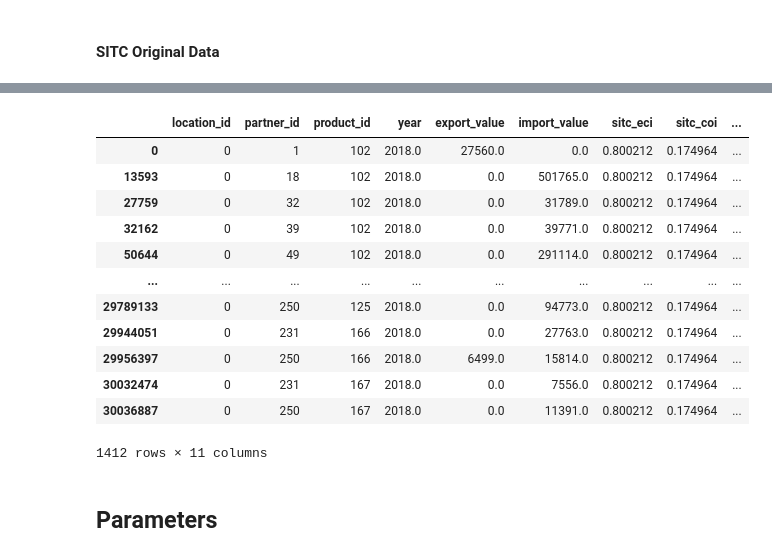
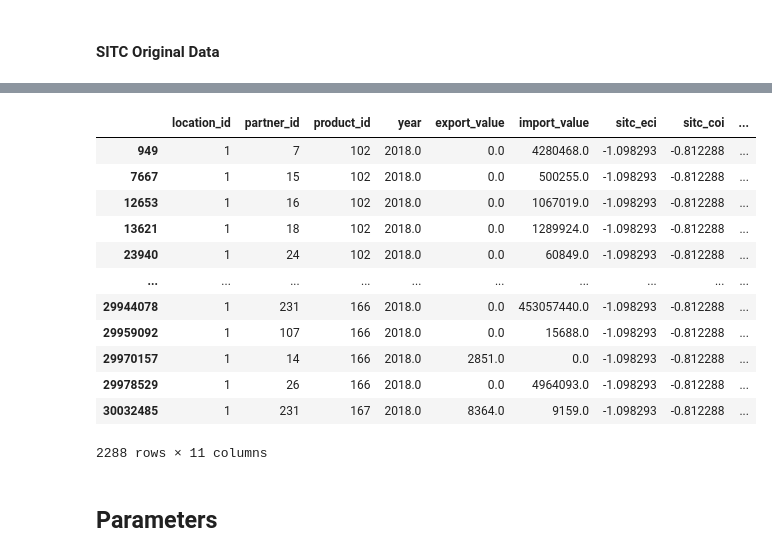
Before and after one commit to damianozanardini/albertoTomas-stgcn-international-trade, a Jupyter notebook: STGCN_pytorch.ipynb, the cells around one changed output, grey strips where cells are left out. Saved outputs shown, nothing was run; the diff lists cells and outputs as text; code cells hidden in the pictures.

```diff
--- a/STGCN_pytorch.ipynb
+++ b/STGCN_pytorch.ipynb
@@ -365,2 +279,20 @@ else:
+# %%
+# File paths for data
+
+# The matrix with distances between countries
+kms_matrix_filename = "kms_duistance.csv"
+# The temporal series data
+data_filename = "time_series.csv"
+# File where results will be saved
+save_filename = f'model-{generate_id()[:10]}.pth'
+
+main_dir = '/content/drive/My Drive/Colab Notebooks/MUIA/TFM_AlbertoTomasMartin/' if drive else os.getcwd()
+
+data_dir = os.path.join(main_dir, "data")
+models_dir = os.path.join(main_dir, "models")
+
+kms_matrix_path = os.path.join(data_dir,"matrix",kms_matrix_filename)
+data_path = os.path.join(data_dir,data_filename)
+save_path = os.path.join(models_dir,save_filename)
 # %% [markdown]
 #### Initial Data Presentation
@@ -424,20 +346,20 @@ df.head()
 # %%
 # Debug only
-df[df.location_id==0][df.year==2018]
+df[df.location_code=="AFG"][df.year==2018]
 # %% [output]
 |  | location_id | partner_id | product_id | year | export_value | import_value | sitc_eci | sitc_coi | ... |
-| 0 | 0 | 1 | 102 | 2018.0 | 27560.0 | 0.0 | 0.800212 | 0.174964 | ... |
-| 13593 | 0 | 18 | 102 | 2018.0 | 0.0 | 501765.0 | 0.800212 | 0.174964 | ... |
-| 27759 | 0 | 32 | 102 | 2018.0 | 0.0 | 31789.0 | 0.800212 | 0.174964 | ... |
-| 32162 | 0 | 39 | 102 | 2018.0 | 0.0 | 39771.0 | 0.800212 | 0.174964 | ... |
-| 50644 | 0 | 49 | 102 | 2018.0 | 0.0 | 291114.0 | 0.800212 | 0.174964 | ... |
+| 949 | 1 | 7 | 102 | 2018.0 | 0.0 | 4280468.0 | -1.098293 | -0.812288 | ... |
+| 7667 | 1 | 15 | 102 | 2018.0 | 0.0 | 500255.0 | -1.098293 | -0.812288 | ... |
+| 12653 | 1 | 16 | 102 | 2018.0 | 0.0 | 1067019.0 | -1.098293 | -0.812288 | ... |
+| 13621 | 1 | 18 | 102 | 2018.0 | 0.0 | 1289924.0 | -1.098293 | -0.812288 | ... |
+| 23940 | 1 | 24 | 102 | 2018.0 | 0.0 | 60849.0 | -1.098293 | -0.812288 | ... |
 | ... | ... | ... | ... | ... | ... | ... | ... | ... | ... |
-| 29789133 | 0 | 250 | 125 | 2018.0 | 0.0 | 94773.0 | 0.800212 | 0.174964 | ... |
-| 29944051 | 0 | 231 | 166 | 2018.0 | 0.0 | 27763.0 | 0.800212 | 0.174964 | ... |
-| 29956397 | 0 | 250 | 166 | 2018.0 | 6499.0 | 15814.0 | 0.800212 | 0.174964 | ... |
-| 30032474 | 0 | 231 | 167 | 2018.0 | 0.0 | 7556.0 | 0.800212 | 0.174964 | ... |
-| 30036887 | 0 | 250 | 167 | 2018.0 | 0.0 | 11391.0 | 0.800212 | 0.174964 | ... |
+| 29944078 | 1 | 231 | 166 | 2018.0 | 0.0 | 453057440.0 | -1.098293 | -0.812288 | ... |
+| 29959092 | 1 | 107 | 166 | 2018.0 | 0.0 | 15688.0 | -1.098293 | -0.812288 | ... |
+| 29970157 | 1 | 14 | 166 | 2018.0 | 2851.0 | 0.0 | -1.098293 | -0.812288 | ... |
+| 29978529 | 1 | 26 | 166 | 2018.0 | 0.0 | 4964093.0 | -1.098293 | -0.812288 | ... |
+| 30032485 | 1 | 231 | 167 | 2018.0 | 8364.0 | 9159.0 | -1.098293 | -0.812288 | ... |
-1412 rows × 11 columns
+2288 rows × 11 columns
 # %% [markdown]
 ## Parameters
 # %%
```
Also changed, not shown: parts of 12 cells of this notebook.
